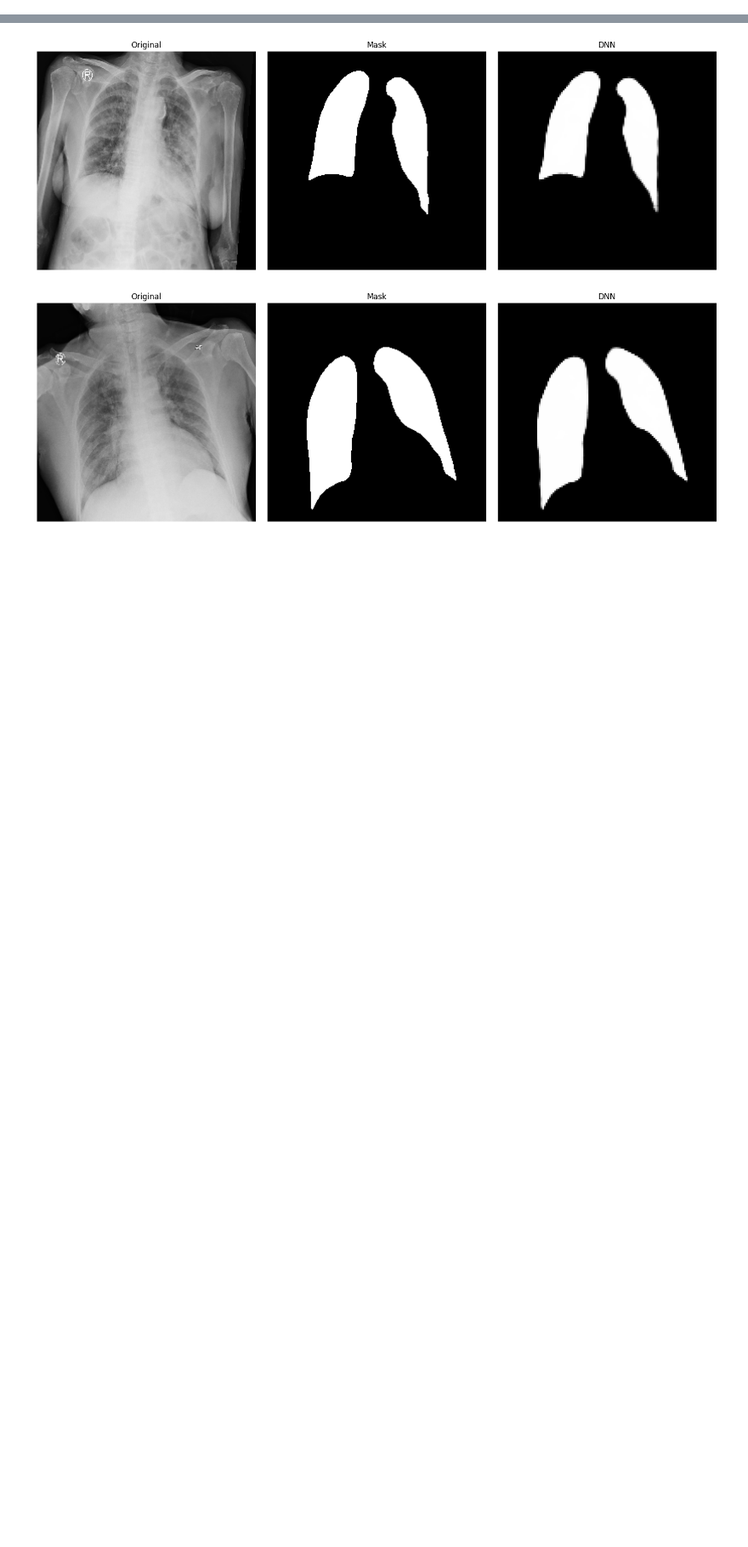
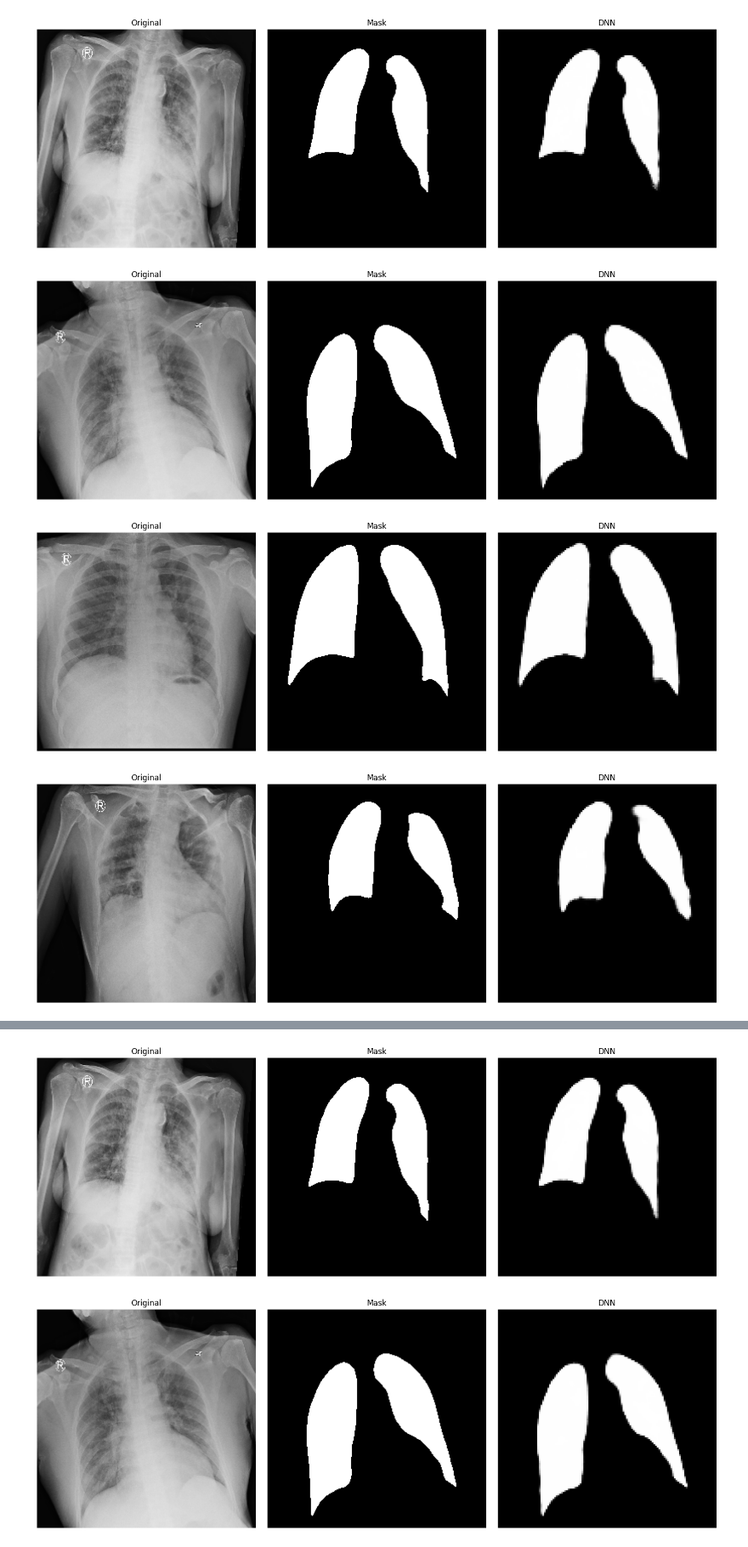
Before and after one commit to imonteiroyh/ChestXRayDNNs, a Jupyter notebook: notebooks/03_segmentation.ipynb, the cells around one changed output, grey strips where cells are left out. Shown at 85% size. Cells and saved outputs as stored; diff of their text form; code cells hidden in the pictures; blank space fills up the shorter version.

```diff
--- a/notebooks/03_segmentation.ipynb
+++ b/notebooks/03_segmentation.ipynb
@@ -84,3 +78,13 @@ from pathlib import Path
+# %%
+model = InceptionV3UNetModel.load_from_checkpoint(checkpoint_path=INCEPTIONV3UNET_PATH).to(device)
+model.eval()
+
+plot_images_predictions(model, test_images, device)
+# %% [output]
+[figure, added]
+[figure, added]
+[figure, added]
+[figure, added]
 # %%
 model = InceptionResNetV2UNetModel.load_from_checkpoint(checkpoint_path=INCEPTIONRESNETV2UNET_PATH).to(device)
 model.eval()
```
Also changed, not shown: parts of 4 cells of this notebook, 8 other files.
